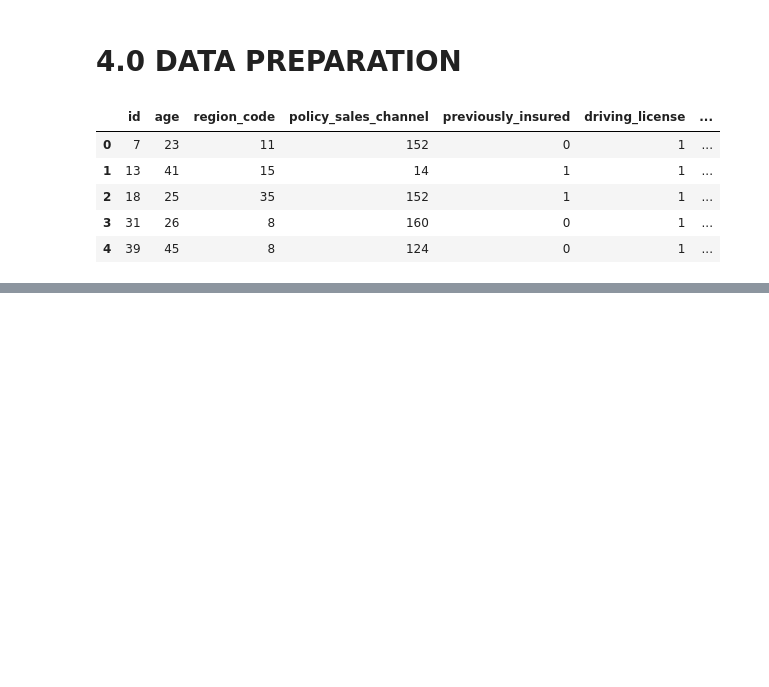
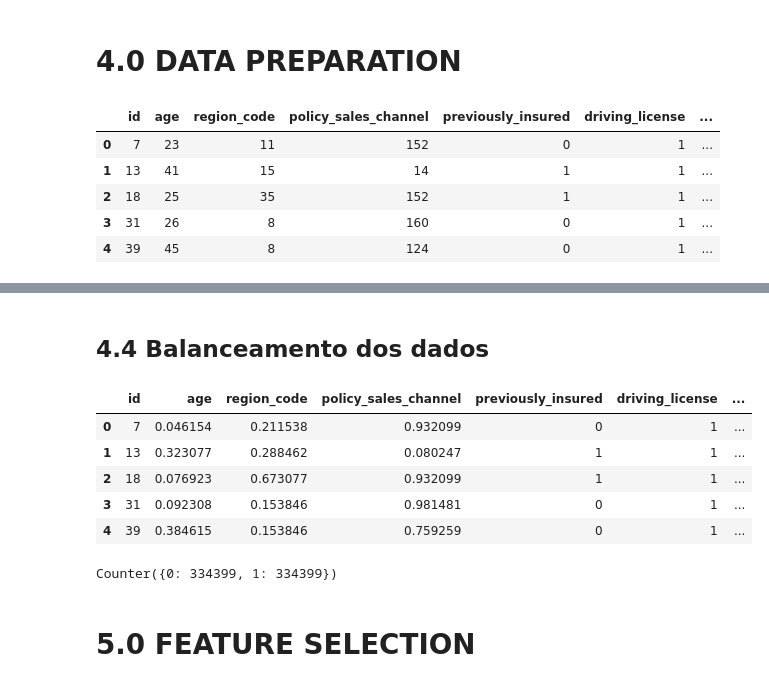
Before and after one commit to AndreMenezesDS/PA004_health_insurance, a Jupyter notebook: PA004_notebook.ipynb, the cells around one changed output, grey strips where cells are left out. Cells and saved outputs as stored; diff of their text form; code cells hidden in the pictures; blank space fills up the shorter version.

```diff
--- a/PA004_notebook.ipynb
+++ b/PA004_notebook.ipynb
@@ -535,0 +543,13 @@ df4_num.head()
+# %%
+#Analisa-se a ocorrência de outliers para aplicação do método de reescalonamento
+
+mms = MinMaxScaler()
+
+df4['region_code'] = mms.fit_transform(df4[['region_code']].values)
+#pickle.dump(mms, open('models/region_code_scaler.pkl'), 'wb')
+
+df4['policy_sales_channel'] = mms.fit_transform(df4[['policy_sales_channel']].values)
+#pickle.dump(mms, open('models/policy_sales_channel_scaler.pkl'), 'wb')
+
+df4['age'] = mms.fit_transform(df4[['age']].values)
+#pickle.dump(mms, open('models/age_scaler.pkl'), 'wb')
@@ -535,0 +559,16 @@ df4_num.head()
+# %% [markdown]
+## 4.4 Balanceamento dos dados
+# %%
+df4 = df4.drop('vehicle_age', axis=1)
+# %%
+x_resample = df4[['id', 'age', 'region_code', 'policy_sales_channel',
+       'previously_insured', 'driving_license', 'vehicle_damage',
+       'scored_sales_channel', 'vehicle_age_score', 'region_score',]]
+x_resample.head()
+# %% [output]
+|  | id | age | region_code | policy_sales_channel | previously_insured | driving_license | ... |
+| 0 | 7 | 0.046154 | 0.211538 | 0.932099 | 0 | 1 | ... |
+| 1 | 13 | 0.323077 | 0.288462 | 0.080247 | 1 | 1 | ... |
+| 2 | 18 | 0.076923 | 0.673077 | 0.932099 | 1 | 1 | ... |
+| 3 | 31 | 0.092308 | 0.153846 | 0.981481 | 0 | 1 | ... |
+| 4 | 39 | 0.384615 | 0.153846 | 0.759259 | 0 | 1 | ... |
@@ -535,0 +583,5 @@ df4_num.head()
+# %%
+counter = Counter(y_smote_res)
+print(counter)
+# %% [output]
+Counter({0: 334399, 1: 334399})
@@ -535,0 +591,2 @@ df4_num.head()
+# %% [markdown]
+# 5.0 FEATURE SELECTION
```
Also changed, not shown: parts of 9 cells of this notebook.
